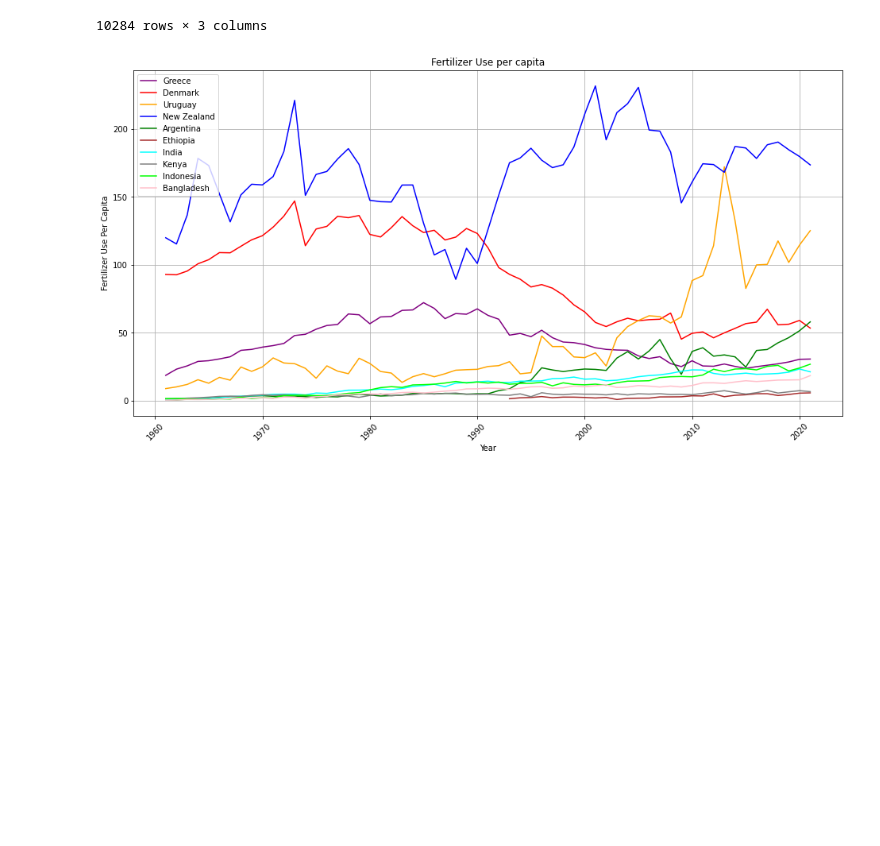
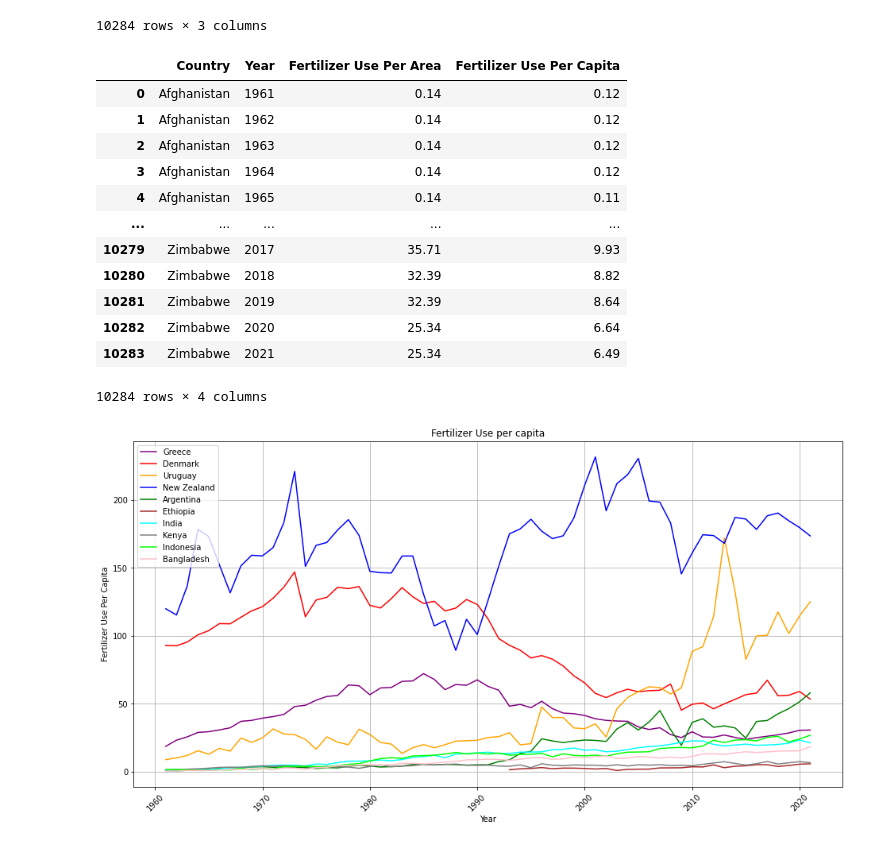
Before and after one commit to saumyasucharita/Agriculture-Data-Analysis, a Jupyter notebook: Exploratory Agriculture Data Analysis-FAOSTAT.ipynb, the cells around one changed output. Drawn from its saved outputs; the diff is of its cells as text; code cells hidden in the pictures; blank space fills up the shorter version.

```diff
--- a/Exploratory Agriculture Data Analysis-FAOSTAT.ipynb
+++ b/Exploratory Agriculture Data Analysis-FAOSTAT.ipynb
@@ -501,6 +501,38 @@ fertilizer_data
 | 10282 | Zimbabwe | 2020 | 6.64 |
 | 10283 | Zimbabwe | 2021 | 6.49 |
 10284 rows × 3 columns
+# %%
+world_fertilizer_data = pd.read_csv('Dataset/archive/FAOSTAT/FAOSTAT_Fertilizers_By_Nutrient.csv')
+
+world_fertilizer_data = world_fertilizer_data[['Area', 'Year', 'Element', 'Item', 'Value']]
+pivot_df = world_fertilizer_data.pivot_table(index=['Area', 'Year'], columns=['Element', 'Item'], values='Value', fill_value=0).reset_index()
+# grouped_fertilizer_df = world_fertilizer_data.groupby(['Area', 'Year', 'Element', 'Item'])['Value'].sum().reset_index()
+# pivot_df = grouped_fertilizer_df.pivot_table(index=['Area', 'Year'], columns='Item', values='Value', fill_value=0).reset_index()
+# pivot_df['Sum'] =  pivot_df['Nutrient nitrogen N (total)'] + pivot_df['Nutrient phosphate P2O5 (total)'] + pivot_df['Nutrient potash K2O (total)']
+# fertilizer_data = pivot_df[['Area', 'Year', 'Sum']]
+# fertilizer_data.columns = ['Country', 'Year', 'Fertilizer Use Per Capita']
+# Create new columns for the total values
+
+# pivot_df[('Use per capita', 'Total')] = pivot_df[('Nutrient nitrogen N (total)', 'Use per capita')] + pivot_df[('Nutrient phosphate P2O5 (total)', 'Use per capita')] + pivot_df[('Nutrient potash K2O (total)', 'Use per capita')]
+pivot_df['Total Use per area'] = pivot_df['Use per area of cropland']['Nutrient nitrogen N (total)'] + pivot_df['Use per area of cropland']['Nutrient phosphate P2O5 (total)'] + pivot_df['Use per area of cropland']['Nutrient potash K2O (total)']
+pivot_df['Total Use per capita'] = pivot_df['Use per capita']['Nutrient nitrogen N (total)'] + pivot_df['Use per capita']['Nutrient phosphate P2O5 (total)'] + pivot_df['Use per capita']['Nutrient potash K2O (total)']
+fertilizer_data = pivot_df[['Area', 'Year', 'Total Use per area', 'Total Use per capita']]
+fertilizer_data.columns = ['Country', 'Year', 'Fertilizer Use Per Area', 'Fertilizer Use Per Capita']
+fertilizer_data
+# %% [output]
+|  | Country | Year | Fertilizer Use Per Area | Fertilizer Use Per Capita |
+| 0 | Afghanistan | 1961 | 0.14 | 0.12 |
+| 1 | Afghanistan | 1962 | 0.14 | 0.12 |
+| 2 | Afghanistan | 1963 | 0.14 | 0.12 |
+| 3 | Afghanistan | 1964 | 0.14 | 0.12 |
+| 4 | Afghanistan | 1965 | 0.14 | 0.11 |
+| ... | ... | ... | ... | ... |
+| 10279 | Zimbabwe | 2017 | 35.71 | 9.93 |
+| 10280 | Zimbabwe | 2018 | 32.39 | 8.82 |
+| 10281 | Zimbabwe | 2019 | 32.39 | 8.64 |
+| 10282 | Zimbabwe | 2020 | 25.34 | 6.64 |
+| 10283 | Zimbabwe | 2021 | 25.34 | 6.49 |
+10284 rows × 4 columns
 # %%
 # countries_group1 = ['Greece', 'Denmark', 'Uruguay', 'New Zealand', 'Argentina']
 # countries_group2 = [Ethiopia, Nigeria, Kenya, India, Cambodia, Indonesia]
```
Also changed, not shown: parts of 12 cells of this notebook, 3 other files.
